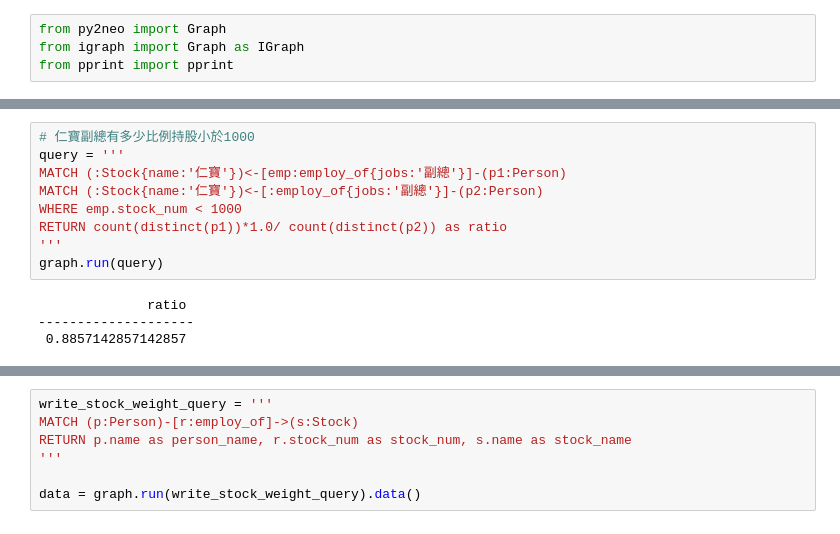
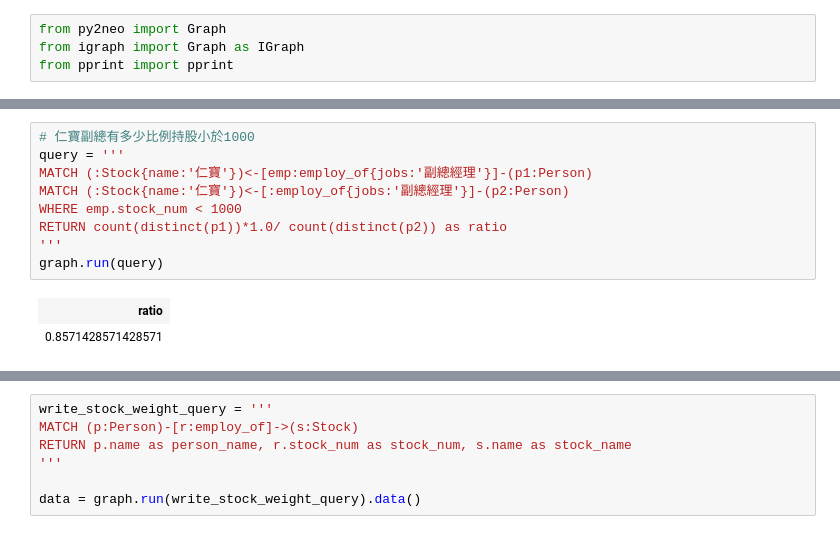
Before and after one commit to jojowither/Taiwan-Stock-Knowledge-Graph, a Jupyter notebook: src/cypher_script.ipynb, the cells around one changed output, grey strips where cells are left out. Drawn from its saved outputs; the diff is of its cells as text.

```diff
--- a/src/cypher_script.ipynb
+++ b/src/cypher_script.ipynb
@@ -131,16 +130,15 @@ graph.run(query)
 # %%
 # 仁寶副總有多少比例持股小於1000
 query = '''
-MATCH (:Stock{name:'仁寶'})<-[emp:employ_of{jobs:'副總'}]-(p1:Person)
-MATCH (:Stock{name:'仁寶'})<-[:employ_of{jobs:'副總'}]-(p2:Person)
+MATCH (:Stock{name:'仁寶'})<-[emp:employ_of{jobs:'副總經理'}]-(p1:Person)
+MATCH (:Stock{name:'仁寶'})<-[:employ_of{jobs:'副總經理'}]-(p2:Person)
 WHERE emp.stock_num < 1000
 RETURN count(distinct(p1))*1.0/ count(distinct(p2)) as ratio
 '''
 graph.run(query)
 # %% [output]
-              ratio
---------------------
- 0.8857142857142857
+| ratio |
+| 0.8571428571428571 |
 # %%
 # 隔日沖券商 美林 買超張數超過1000張的股票
 query = '''
```
Also changed, not shown: parts of 25 cells of this notebook, 1 other file.
